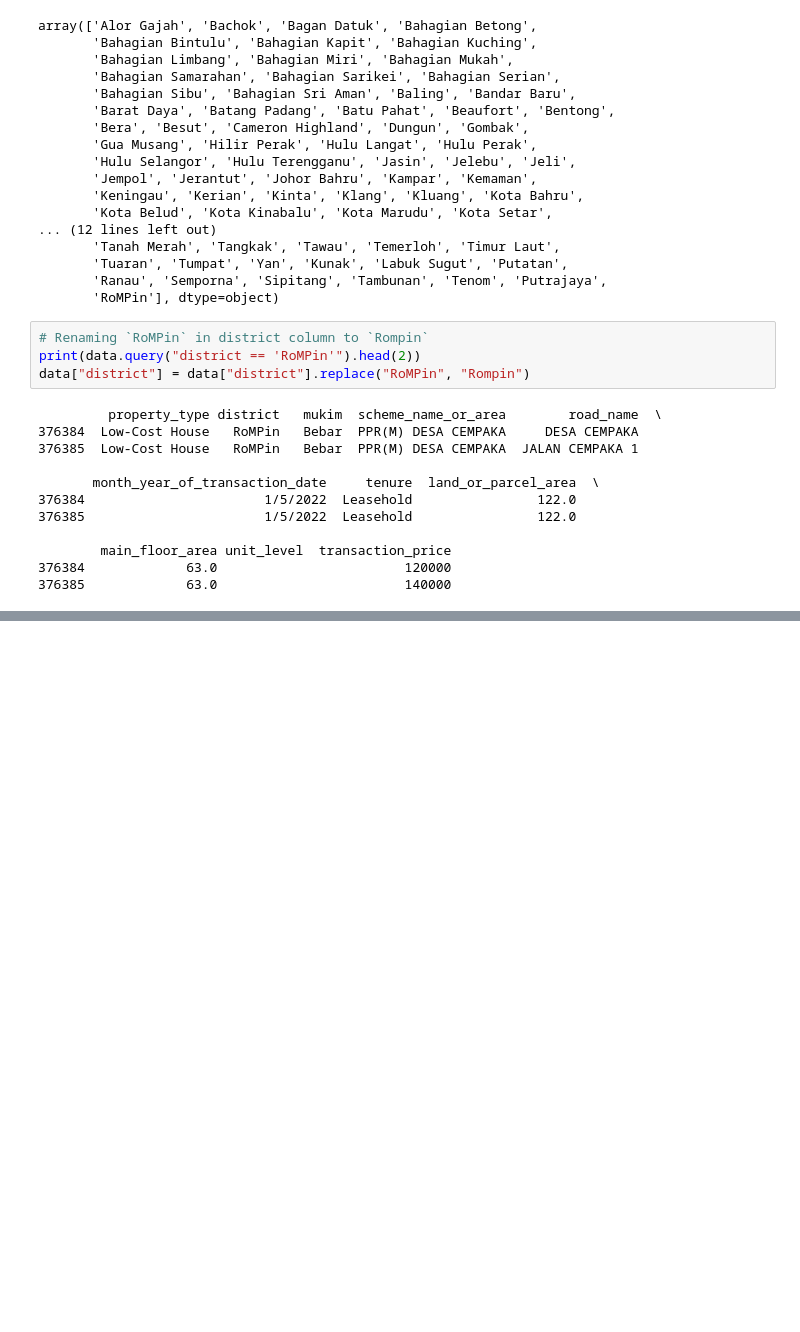
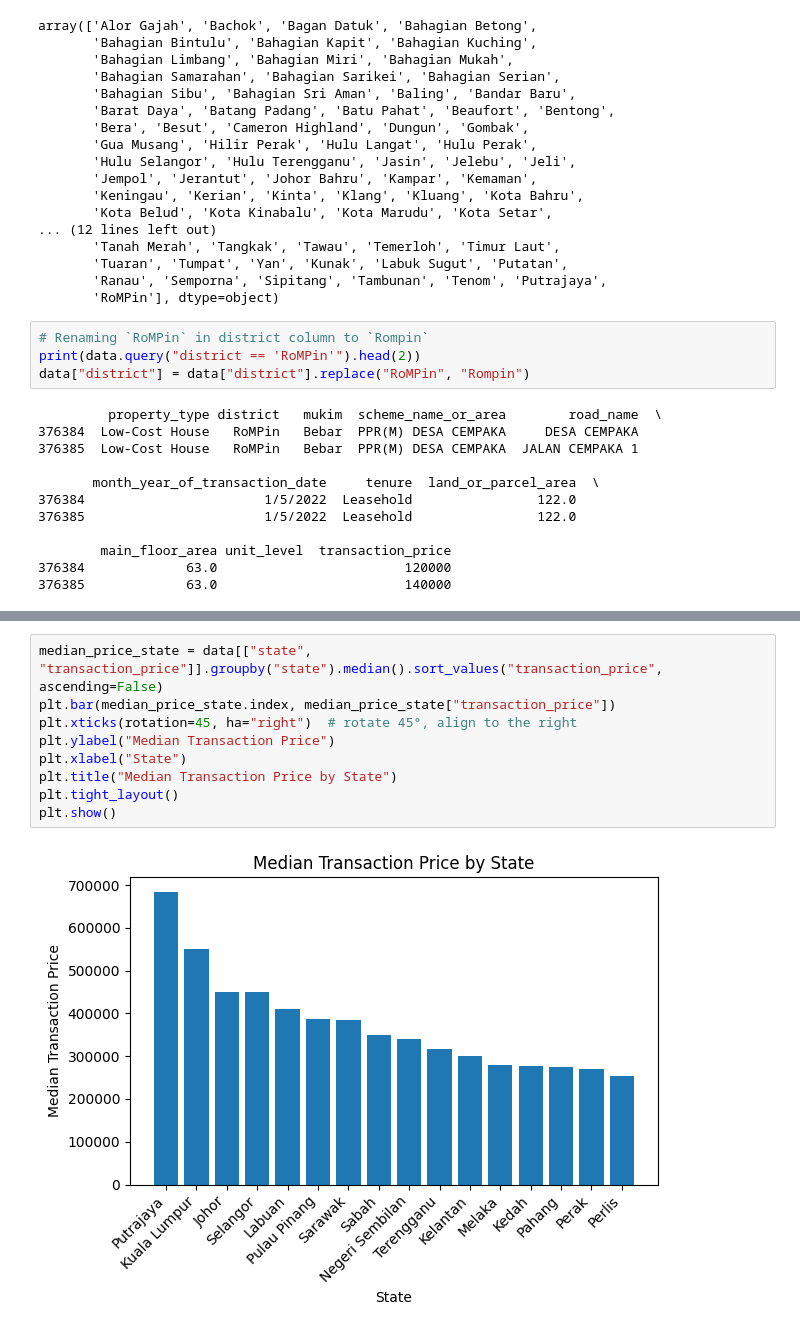
Before and after one commit to AhmadFaisalAhmadSazali/property_transaction_malaysia, a Jupyter notebook: explore.ipynb, the cells around one changed output, grey strips where cells are left out. Drawn from its saved outputs; the diff is of its cells as text; blank space fills up the shorter version.

Commit message:
price and counts by state

```diff
--- a/explore.ipynb
+++ b/explore.ipynb
@@ -165,0 +185,11 @@ data.to_csv("data/processed/processed_data.csv", index=False)
+# %%
+median_price_state = data[["state", "transaction_price"]].groupby("state").median().sort_values("transaction_price", ascending=False)
+plt.bar(median_price_state.index, median_price_state["transaction_price"])
+plt.xticks(rotation=45, ha="right")  # rotate 45°, align to the right
+plt.ylabel("Median Transaction Price")
+plt.xlabel("State")
+plt.title("Median Transaction Price by State")
+plt.tight_layout()
+plt.show()
+# %% [output]
+[figure, added]
```
Also changed, not shown: parts of 10 cells of this notebook.
